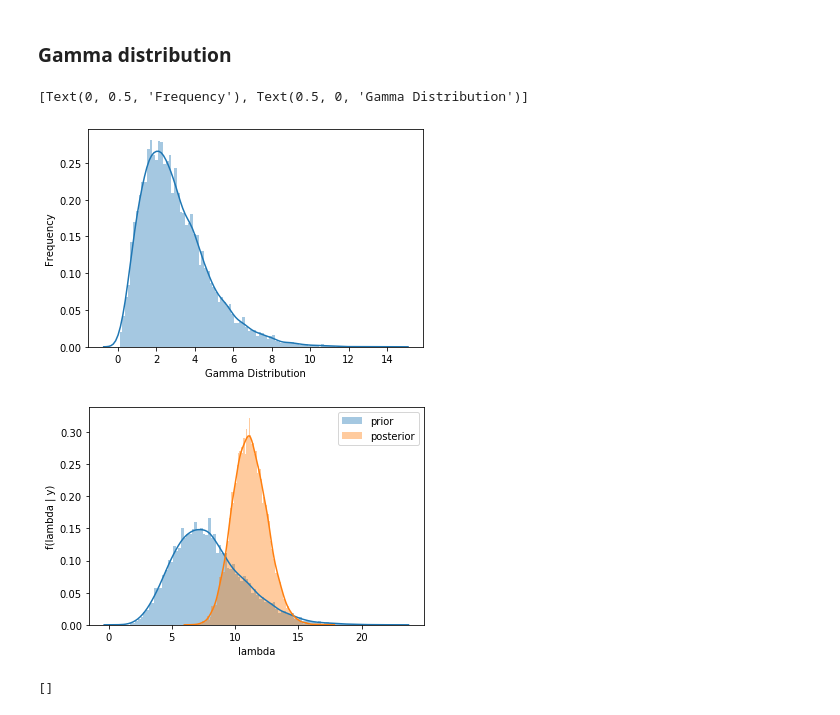
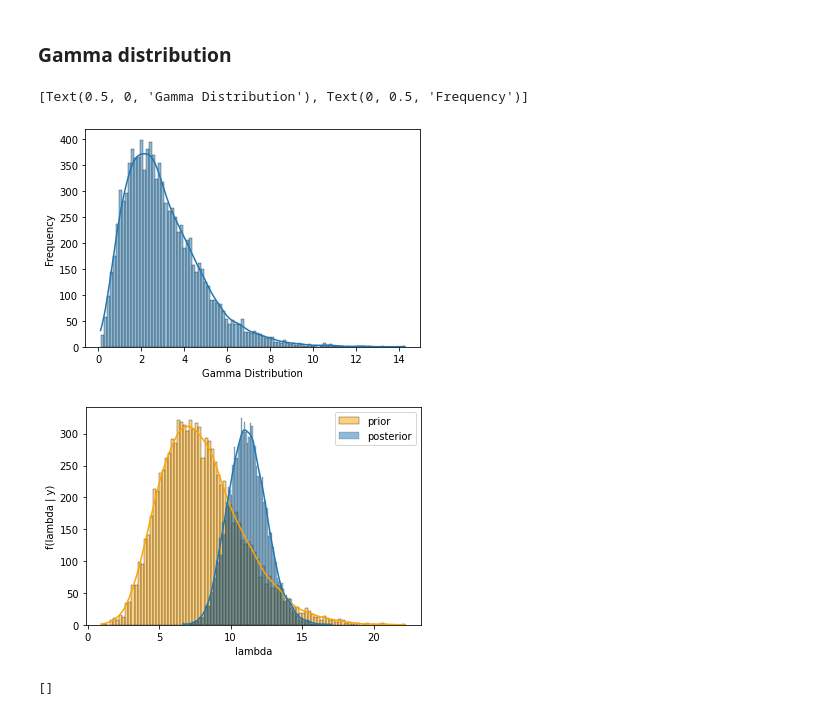
Before and after one commit to elisiojsj/Reference-Materials, a Jupyter notebook: Probability_distributions.ipynb, the cells around one changed output. Drawn from its saved outputs; the diff is of its cells as text; code cells hidden in the pictures.

```diff
--- a/Probability_distributions.ipynb
+++ b/Probability_distributions.ipynb
@@ -309,21 +330,21 @@ a = 3
 start = 0
 data_gamma = gamma.rvs(a=a, loc=start, size=10000)
 # %%
-sns.distplot(data_gamma, bins=100, kde=True).set(xlabel='Gamma Distribution', ylabel='Frequency')
+sns.histplot(data_gamma, bins=100, kde=True).set(xlabel='Gamma Distribution', ylabel='Frequency')
 # %% [output]
-[Text(0, 0.5, 'Frequency'), Text(0.5, 0, 'Gamma Distribution')]
+[Text(0.5, 0, 'Gamma Distribution'), Text(0, 0.5, 'Frequency')]
-[figure, old version]
+[figure, new version]
 # %%
 # generate 2 gamma distributions, a prior and a posterior
 data_gamma_prior = gamma.rvs(a=8, scale=1, size=10000)
 data_gamma_post = gamma.rvs(a=67, scale=1/6, size=10000)
 
-sns.distplot(data_gamma_prior, bins=100, kde=True, label='prior').set(xlabel='lambda', ylabel='f(lambda | y)')
-sns.distplot(data_gamma_post, bins=100, kde=True, label='posterior')
+sns.histplot(data_gamma_prior, bins=100, kde=True, color='orange', label='prior').set(xlabel='lambda', ylabel='f(lambda | y)')
+sns.histplot(data_gamma_post, bins=100, kde=True, label='posterior')
 plt.legend()
 plt.show()
 # %% [output]
-[figure, old version]
+[figure, new version]
 # %%
 # generate the same plot above but with matplotlib
 lbda = [i for i in np.arange(0.01, 20, 0.1)]
```
Also changed, not shown: parts of 10 cells of this notebook.
